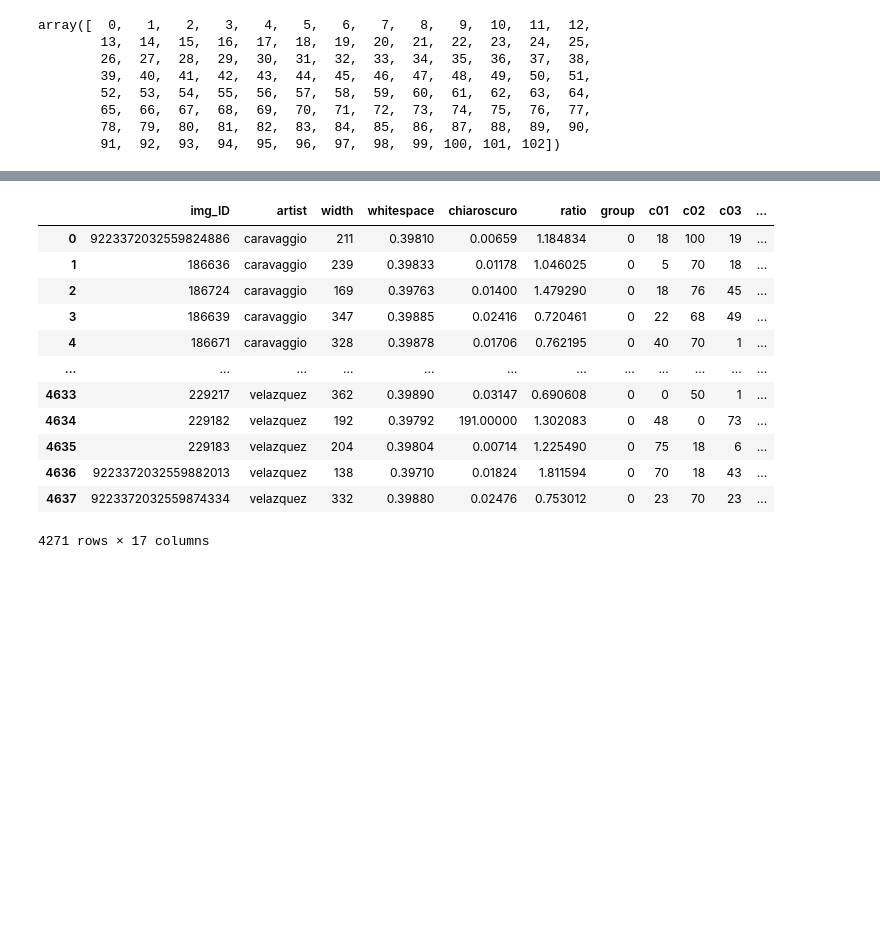
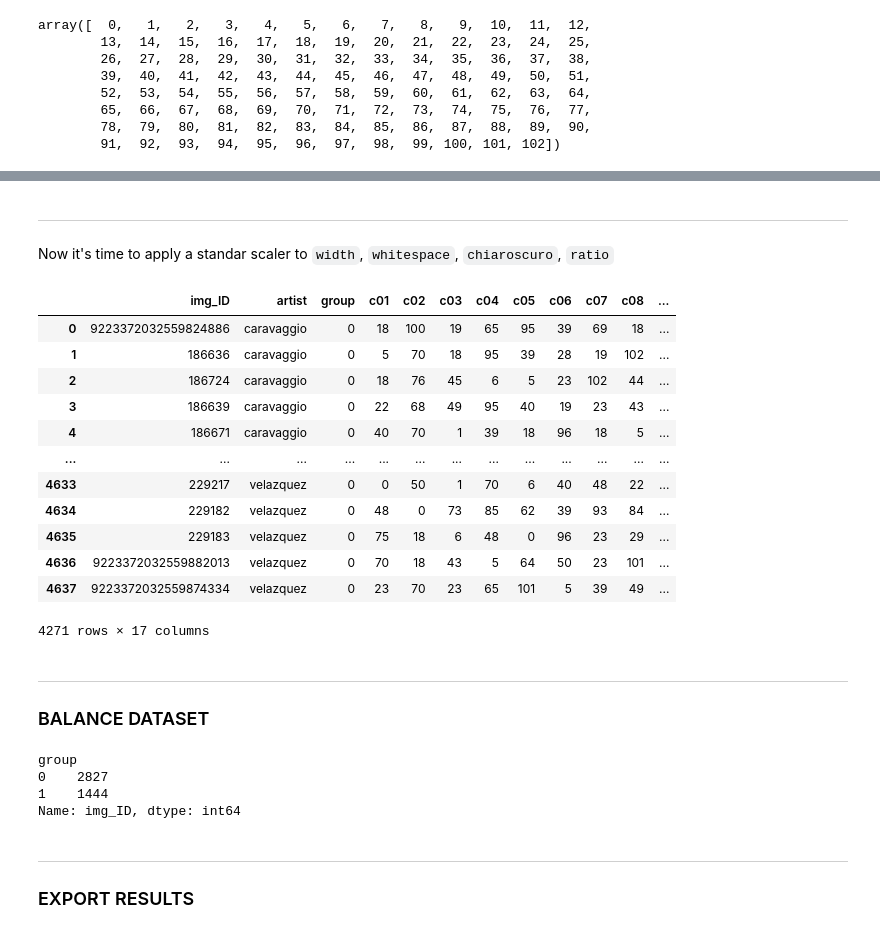
Before and after one commit to mabatalla/Academic-project-Is-this-Picasso, a Jupyter notebook: 03.- DataFrame.ipynb, the cells around one changed output, grey strips where cells are left out. Drawn from its saved outputs; the diff is of its cells as text; code cells hidden in the pictures; blank space fills up the shorter version.

```diff
--- a/03.- DataFrame.ipynb
+++ b/03.- DataFrame.ipynb
@@ -250,9 +199,13 @@ col_names = ['color_01', 'color_02', 'color_03', 'color_04', 'color_05',
 encoded_col_names = ['c01', 'c02', 'c03', 'c04', 'c05',
                      'c06', 'c07', 'c08', 'c09', 'c10',]
 
-
+# Transform features
 for col_name, encoded_col_name in zip(col_names, encoded_col_names):
     museum[encoded_col_name] = label_encoder.transform(museum[col_name])
 
-museum.head()
+# Drop colums with HEX values
+museum.drop(labels=col_names, axis=1, inplace=True)
+
+# Show result
+museum
 # %% [output]
@@ -266,19 +225,45 @@ museum.head()
+# %% [markdown]
+___
+# %% [markdown]
+Now it's time to apply a standar scaler to `width`, `whitespace`, `chiaroscuro`, `ratio`
 # %%
-# Drop colums with HEX values
+col_names = ['width', 'whitespace', 'chiaroscuro', 'ratio']
+
+encoded_col_names = ['width_std', 'whitespace_std', 'chiaroscuro_std', 'ratio_std']
+
+
+# Transform features
+museum[encoded_col_names] = preprocessing.StandardScaler().fit_transform(museum[col_names])
+
+# Drop original colums
 museum.drop(labels=col_names, axis=1, inplace=True)
 
+# Show result
 museum
 # %% [output]
-|  | img_ID | artist | width | whitespace | chiaroscuro | ratio | group | c01 | c02 | c03 | ... |
-| 0 | 9223372032559824886 | caravaggio | 211 | 0.39810 | 0.00659 | 1.184834 | 0 | 18 | 100 | 19 | ... |
-| 1 | 186636 | caravaggio | 239 | 0.39833 | 0.01178 | 1.046025 | 0 | 5 | 70 | 18 | ... |
-| 2 | 186724 | caravaggio | 169 | 0.39763 | 0.01400 | 1.479290 | 0 | 18 | 76 | 45 | ... |
-| 3 | 186639 | caravaggio | 347 | 0.39885 | 0.02416 | 0.720461 | 0 | 22 | 68 | 49 | ... |
-| 4 | 186671 | caravaggio | 328 | 0.39878 | 0.01706 | 0.762195 | 0 | 40 | 70 | 1 | ... |
-| ... | ... | ... | ... | ... | ... | ... | ... | ... | ... | ... | ... |
-| 4633 | 229217 | velazquez | 362 | 0.39890 | 0.03147 | 0.690608 | 0 | 0 | 50 | 1 | ... |
-| 4634 | 229182 | velazquez | 192 | 0.39792 | 191.00000 | 1.302083 | 0 | 48 | 0 | 73 | ... |
-| 4635 | 229183 | velazquez | 204 | 0.39804 | 0.00714 | 1.225490 | 0 | 75 | 18 | 6 | ... |
-| 4636 | 9223372032559882013 | velazquez | 138 | 0.39710 | 0.01824 | 1.811594 | 0 | 70 | 18 | 43 | ... |
-| 4637 | 9223372032559874334 | velazquez | 332 | 0.39880 | 0.02476 | 0.753012 | 0 | 23 | 70 | 23 | ... |
+|  | img_ID | artist | group | c01 | c02 | c03 | c04 | c05 | c06 | c07 | c08 | ... |
+| 0 | 9223372032559824886 | caravaggio | 0 | 18 | 100 | 19 | 65 | 95 | 39 | 69 | 18 | ... |
+| 1 | 186636 | caravaggio | 0 | 5 | 70 | 18 | 95 | 39 | 28 | 19 | 102 | ... |
+| 2 | 186724 | caravaggio | 0 | 18 | 76 | 45 | 6 | 5 | 23 | 102 | 44 | ... |
+| 3 | 186639 | caravaggio | 0 | 22 | 68 | 49 | 95 | 40 | 19 | 23 | 43 | ... |
+| 4 | 186671 | caravaggio | 0 | 40 | 70 | 1 | 39 | 18 | 96 | 18 | 5 | ... |
+| ... | ... | ... | ... | ... | ... | ... | ... | ... | ... | ... | ... | ... |
+| 4633 | 229217 | velazquez | 0 | 0 | 50 | 1 | 70 | 6 | 40 | 48 | 22 | ... |
+| 4634 | 229182 | velazquez | 0 | 48 | 0 | 73 | 85 | 62 | 39 | 93 | 84 | ... |
+| 4635 | 229183 | velazquez | 0 | 75 | 18 | 6 | 48 | 0 | 96 | 23 | 29 | ... |
+| 4636 | 9223372032559882013 | velazquez | 0 | 70 | 18 | 43 | 5 | 64 | 50 | 23 | 101 | ... |
+| 4637 | 9223372032559874334 | velazquez | 0 | 23 | 70 | 23 | 65 | 101 | 5 | 39 | 49 | ... |
 4271 rows × 17 columns
+# %% [markdown]
+___
+### BALANCE DATASET
+# %%
+museum.groupby('group').count().iloc[:, 0]
+# %% [output]
+group
+0    2827
+1    1444
+Name: img_ID, dtype: int64
+# %% [markdown]
+___
+### EXPORT RESULTS
```
Also changed, not shown: parts of 6 cells of this notebook, 1 other file.
